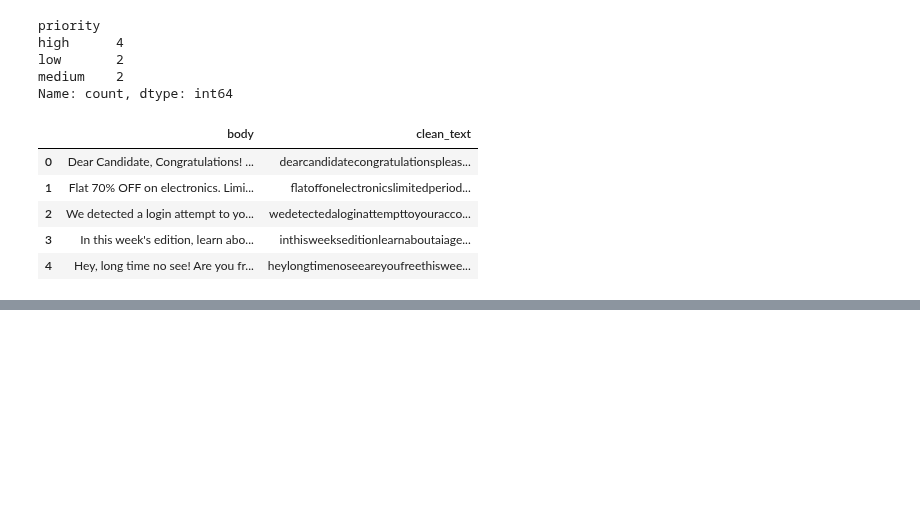
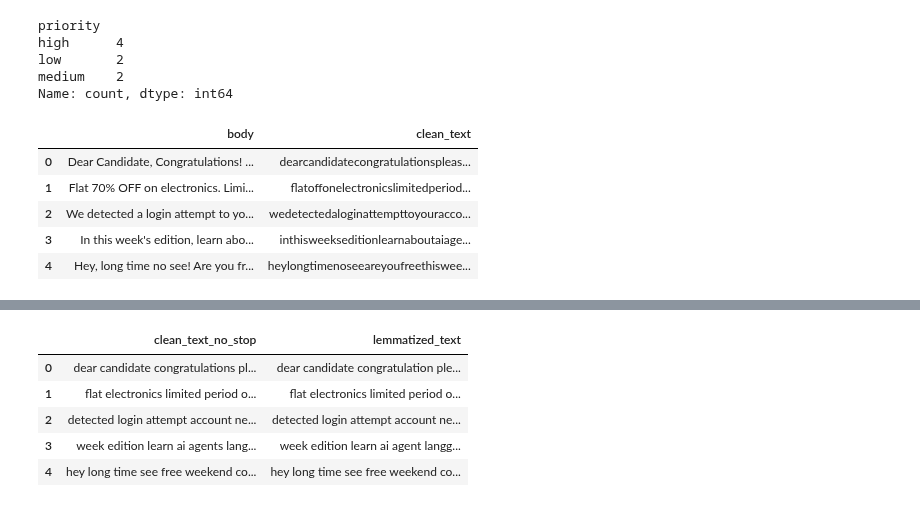
Before and after one commit to springboardmentor74219x/infosys-langgraph-email-assistant-group2, a Jupyter notebook: notebook/email_expeiment.ipynb, the cells around one changed output, grey strips where cells are left out. Saved outputs shown, nothing was run; the diff lists cells and outputs as text; code cells hidden in the pictures; blank space fills up the shorter version.

```diff
--- a/notebook/email_expeiment.ipynb
+++ b/notebook/email_expeiment.ipynb
@@ -217,0 +370,12 @@ df[['body','clean_text']].head()
+# %%
+nltk.download('wordnet')
+from nltk.stem import WordNetLemmatizer
+
+lemmatizer = WordNetLemmatizer()
+
+df["lemmatized_text"] = df["clean_text_no_stop"].apply(
+    lambda txt: " ".join([lemmatizer.lemmatize(w) for w in txt.split()])
+)
+
+df[["clean_text_no_stop", "lemmatized_text"]].head()
+# %% [output]
@@ -217,0 +384,6 @@ df[['body','clean_text']].head()
+|  | clean_text_no_stop | lemmatized_text |
+| 0 | dear candidate congratulations pl... | dear candidate congratulation ple... |
+| 1 | flat electronics limited period o... | flat electronics limited period o... |
+| 2 | detected login attempt account ne... | detected login attempt account ne... |
+| 3 | week edition learn ai agents lang... | week edition learn ai agent langg... |
+| 4 | hey long time see free weekend co... | hey long time see free weekend co... |
```
Also changed, not shown: parts of 20 cells of this notebook.
